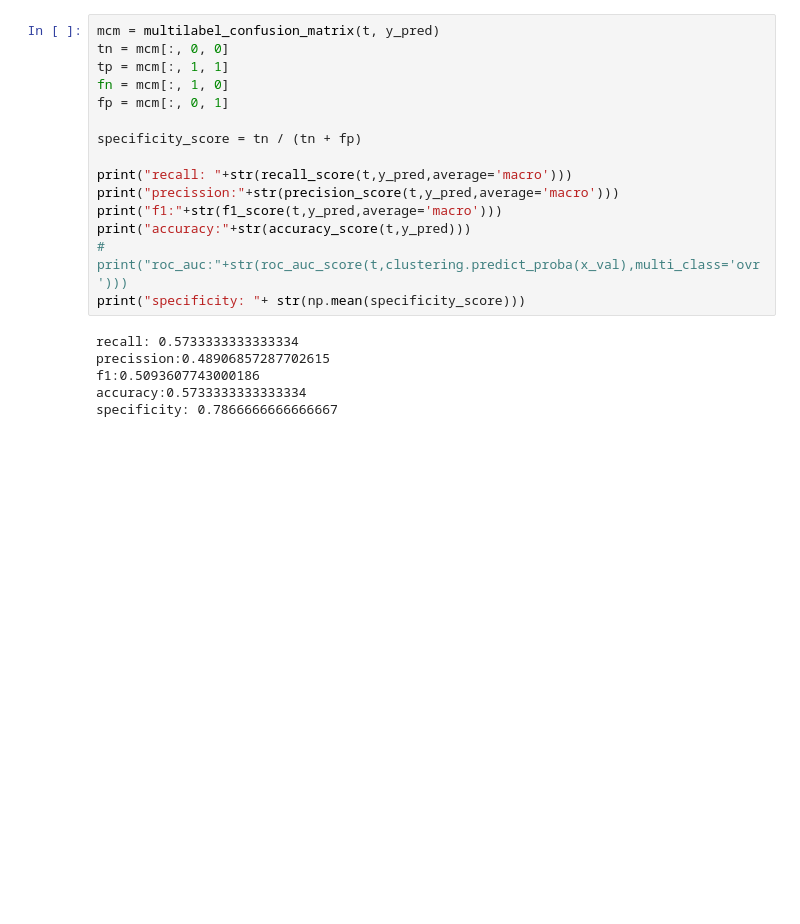
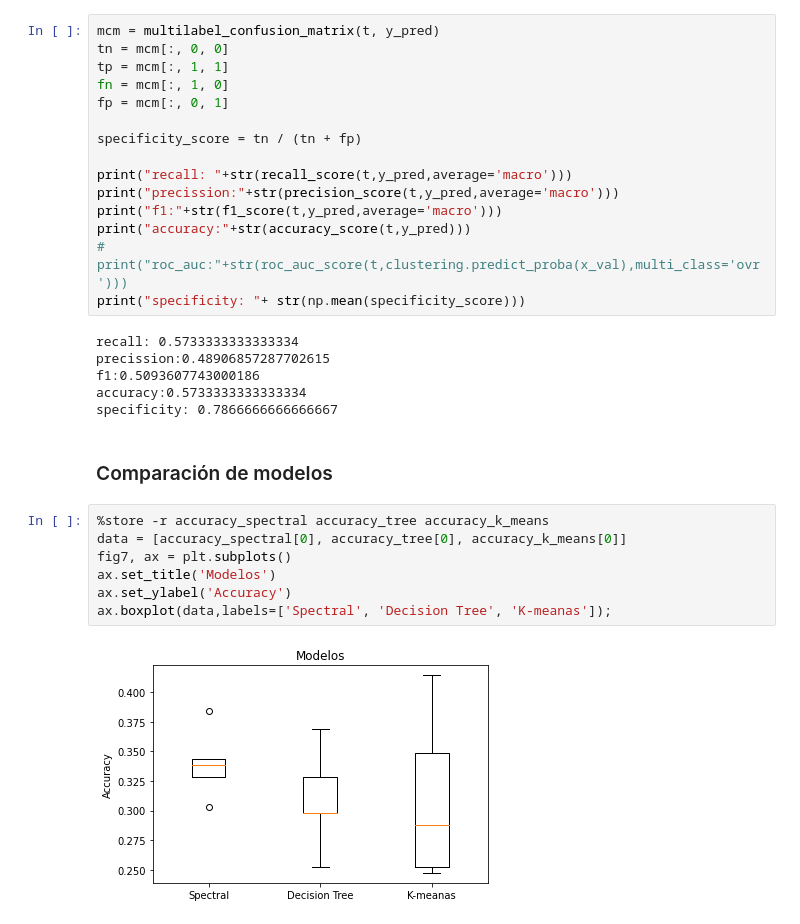
Before and after one commit to vidaldani/MangoGrading, a Jupyter notebook: Clustering.ipynb, the cells around one changed output. Cells and saved outputs as stored; diff of their text form; blank space fills up the shorter version.

```diff
--- a/Clustering.ipynb
+++ b/Clustering.ipynb
@@ -335,3 +420,14 @@ precission:0.48906857287702615
 f1:0.5093607743000186
 accuracy:0.5733333333333334
 specificity: 0.7866666666666667
+# %% [markdown]
+### Comparación de modelos
+# %%
+%store -r accuracy_spectral accuracy_tree accuracy_k_means
+data = [accuracy_spectral[0], accuracy_tree[0], accuracy_k_means[0]]
+fig7, ax = plt.subplots()
+ax.set_title('Modelos')
+ax.set_ylabel('Accuracy')
+ax.boxplot(data,labels=['Spectral', 'Decision Tree', 'K-meanas']);
+# %% [output]
+[figure, added]
```
Also changed, not shown: parts of 8 cells of this notebook, 7 other files.
